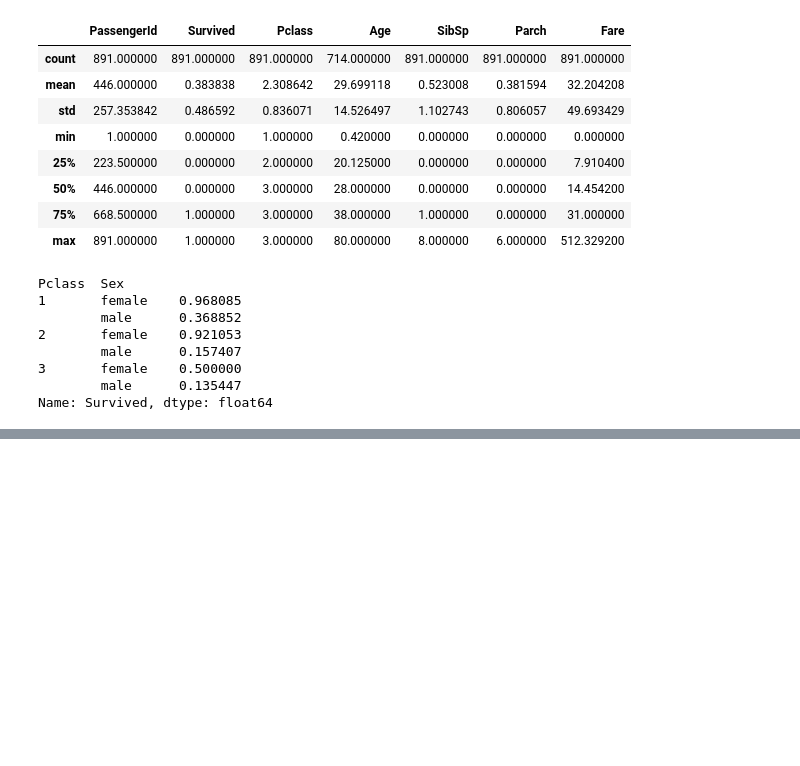
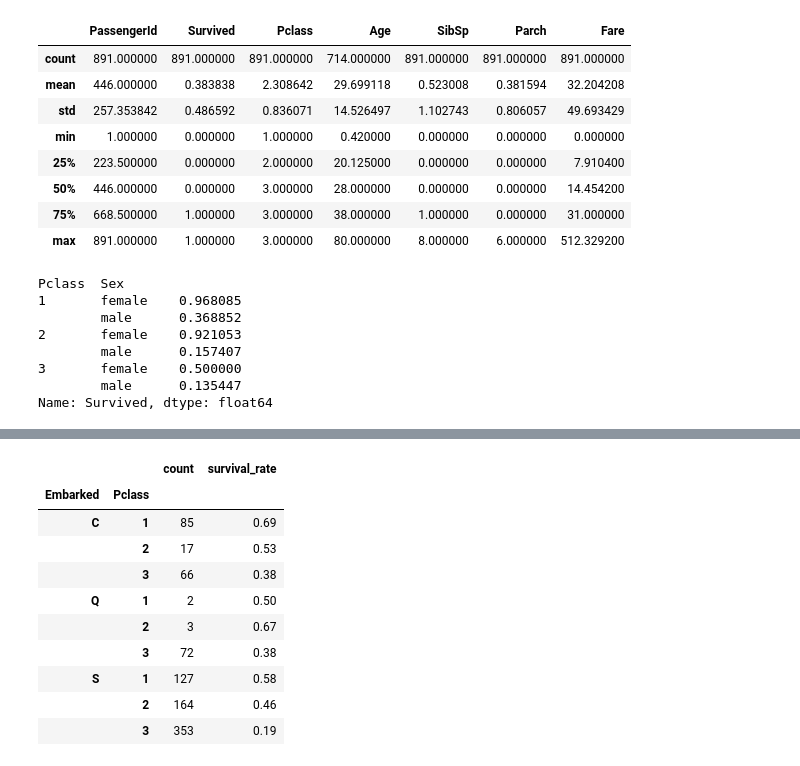
Before and after one commit to shashwatsrv/Titanic, a Jupyter notebook: Titanic.ipynb, the cells around one changed output, grey strips where cells are left out. Saved outputs shown, nothing was run; the diff lists cells and outputs as text; code cells hidden in the pictures; blank space fills up the shorter version.

```diff
--- a/Titanic.ipynb
+++ b/Titanic.ipynb
@@ -85,0 +293,17 @@ df['FarePP']=(df['Fare']/df['Familysize']).round(2)
+# %%
+df.groupby(['Embarked', 'Pclass']).agg(
+    count=('Survived', 'count'),
+    survival_rate=('Survived', 'mean')
+).round(2)
+# %% [output]
+|  |  | count | survival_rate |
+| Embarked | Pclass |  |  |
+| C | 1 | 85 | 0.69 |
+|  | 2 | 17 | 0.53 |
+|  | 3 | 66 | 0.38 |
+| Q | 1 | 2 | 0.50 |
+|  | 2 | 3 | 0.67 |
+|  | 3 | 72 | 0.38 |
+| S | 1 | 127 | 0.58 |
+|  | 2 | 164 | 0.46 |
+|  | 3 | 353 | 0.19 |
```
Also changed, not shown: parts of 35 cells of this notebook, 2 other files.
